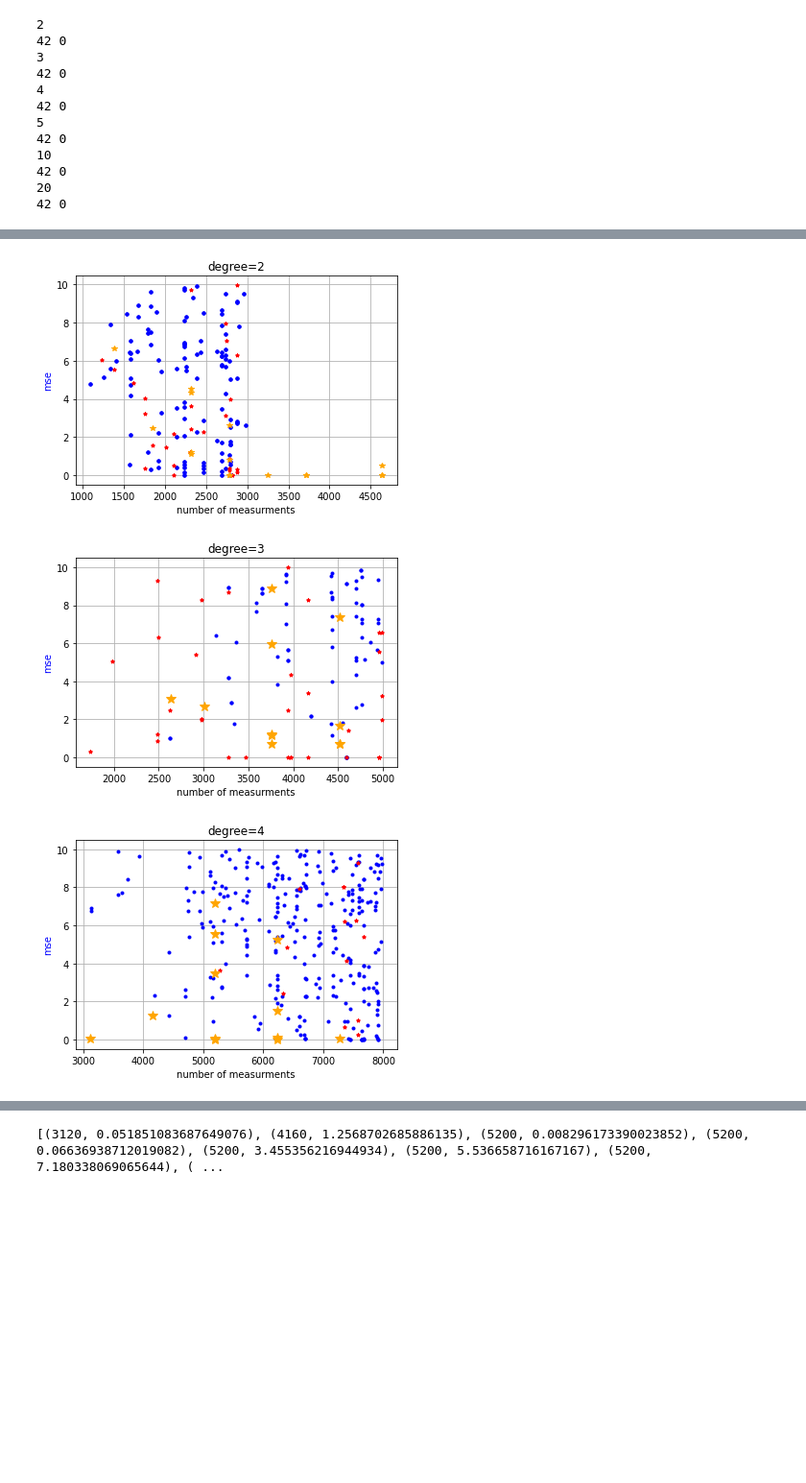
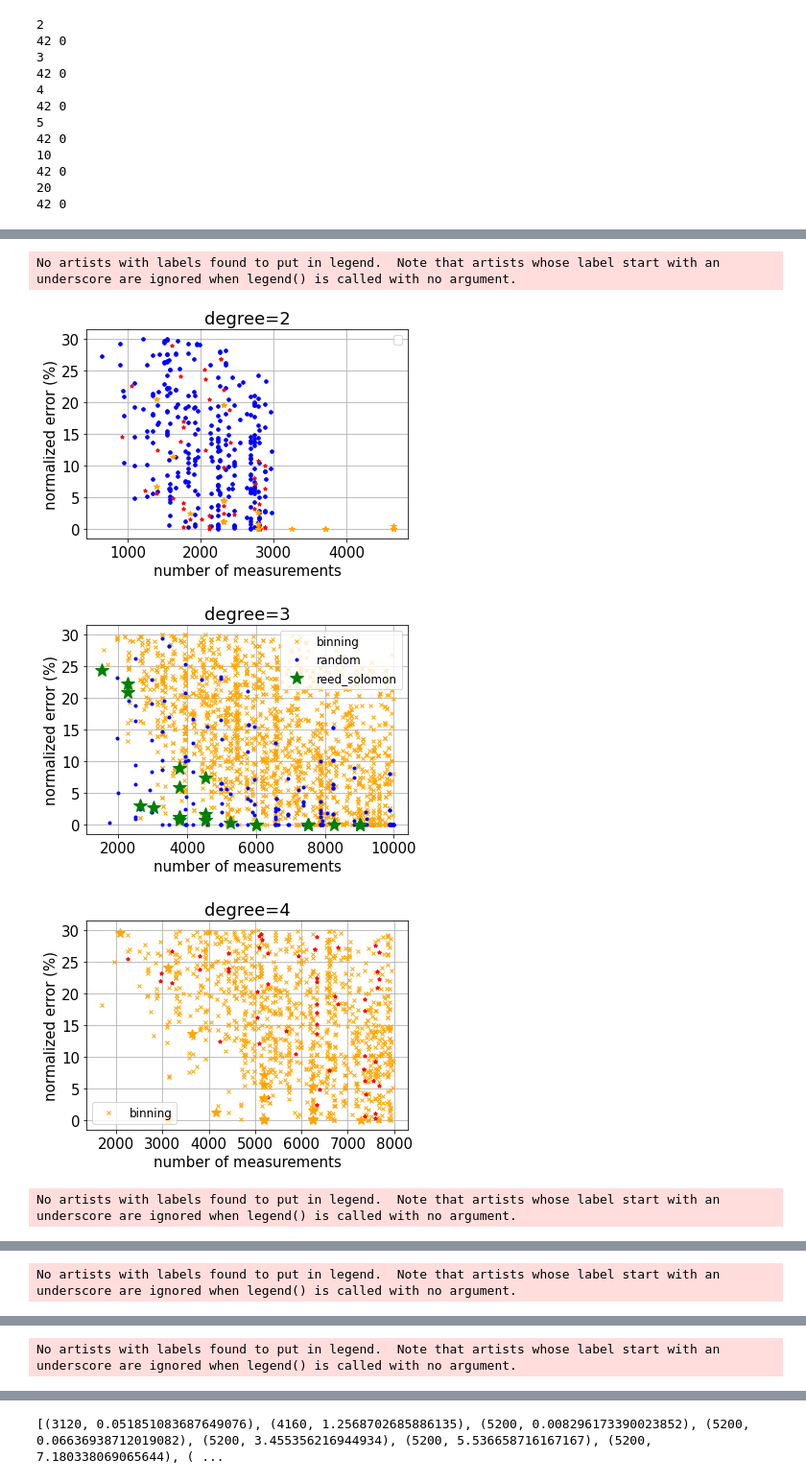
Before and after one commit to andisheh94/sparse_fourier_and_cs_on_xgboost, a Jupyter notebook: learning_boolean_functions/plotter_synthetic/plotter-synthetic.ipynb, the cells around one changed output, grey strips where cells are left out. Shown at 96% size. Saved outputs shown, nothing was run; the diff lists cells and outputs as text; code cells hidden in the pictures; blank space fills up the shorter version.

```diff
--- a/learning_boolean_functions/plotter_synthetic/plotter-synthetic.ipynb
+++ b/learning_boolean_functions/plotter_synthetic/plotter-synthetic.ipynb
@@ -3,6 +3,9 @@ import numpy as np
 import matplotlib.pyplot as plt
 import json
 import math
+# %%
+plt.rc('font', size=15)          # controls default text sizes
+plt.rc('legend', fontsize=12)
 # %%
 n, k, seed = 500, 30, 0
 # %%
@@ -29,7 +32,7 @@ for degree in [2, 3, 4, 5, 10, 20]:
                             data = json.loads(f.read())
                             # print(data)
                             normalized_mse = data["mse"]/data['true_fourier_norm_squared']
-                            if normalized_mse < 0.1:
+                            if normalized_mse < 0.3:
                                 result_binning[degree].append((data["measurements"], normalized_mse*100 , data["C"], data["ratio"], data["cs_bins"], data["cs_iteraions"], data["cs_ratio"]))
                                 #if data["equality"]==True:
                             #    result_binning[degree].append(data["measurements"])
@@ -66,7 +69,7 @@ for degree in [2, 3, 4, 5, 10, 20]:
                 found +=1
                 data = json.loads(f.read())
                 normalized_mse = data["mse"]/data['true_fourier_norm_squared']
-                if normalized_mse < 0.1:
+                if normalized_mse < 0.3:
                     result_reed_solomon[degree].append((data["measurements"], normalized_mse*100))
             except:
                 not_found+=1
@@ -115,14 +114,14 @@ for degree in [2,3,4,5]:
     for C in [0.05, 0.1, 0.15, 0.2, 0.4, 0.6, 0.8, 1.0, 1.2, 1.4, 1.6, 1.8, 2.0, 3.0, 4.0]:
         for ratio in [1.1, 1.6, 3.0]:
             for sampling_factor in list(np.linspace(0.2, 2.0, 10)) + list(np.linspace(2, 6, 10)):
-                dir_string=f"../results_synthetic/random_parallel/n={n}_k={k}_degree={degree}_C={C:.3}_ratio={ratio:.3}_samplefactor={sampling_factor:.3}_seed={seed}.json"
+                dir_string=f"../results_synthetic/random_parallel_old/n={n}_k={k}_degree={degree}_C={C:.3}_ratio={ratio:.3}_samplefactor={sampling_factor:.3}_seed={seed}.json"
                 try:
                     f =open(dir_string)
                     found += 1
                     data = json.loads(f.read())
                     print(data)
                     normalized_mse = data["mse"]/data['true_fourier_norm_squared']
-                    if normalized_mse < 0.1:
+                    if normalized_mse < 0.3:
                         result_random[degree].append((data["measurements"], normalized_mse*100, data["C"], data["ratio"], data["sampling_factor"]))
 
                     #if data["equality"]==True:
@@ -152,41 +151,44 @@ for degree in [2,3,4,5]:
 # %%
 for degree in [2,3,4,5,10,20]:
     fig, ax = plt.subplots()
-    ax.set_ylabel("mse", color="blue")
-    ax.set_xlabel("number of measurments")
+    ax.set_ylabel("normalized error (%)")
+    ax.set_xlabel("number of measurements")
     if degree == 2:
         ax.plot([a[0] for a in result_binning[degree] if a[0]<3000],[a[1] for a in result_binning[degree] if a[0]<3000],'b.')
         ax.plot([a[0] for a in result_random[degree] if a[0]<3000],[a[1] for a in result_random[degree] if a[0]<3000],'r*', markersize=4)
         ax.plot([a[0] for a in result_reed_solomon[degree] if a[0]<5000],[a[1] for a in result_reed_solomon[degree] if a[0]<5000],'*', color="#FFA500")
     if degree == 3:
-        ax.plot([a[0] for a in result_binning[degree] if a[0]<5000],[a[1] for a in result_binning[degree] if a[0]<5000],'b.')
-        ax.plot([a[0] for a in result_random[degree] if a[0]<5000],[a[1] for a in result_random[degree] if a[0]<5000],'r*', markersize=4)
-        ax.plot([a[0] for a in result_reed_solomon[degree] if a[0]<5000],[a[1] for a in result_reed_solomon[degree] if a[0]<5000],'*', color="#FFA500", markersize=10)
+        ax.plot([a[0] for a in result_binning[degree] if a[0]<10000],[a[1] for a in result_binning[degree] if a[0]<10000],'x',  color ='#FFA500', markersize =4, label="binning" )
+        ax.plot([a[0] for a in result_random[degree] if a[0]<10000],[a[1] for a in result_random[degree] if a[0]<10000], '.', color='b', label="random")
+        ax.plot([a[0] for a in result_reed_solomon[degree] if a[0]<10000],[a[1] for a in result_reed_solomon[degree] if a[0]<10000],'*', markersize=15, color='g', label="reed_solomon")
 
     if degree == 4:
-        ax.plot([a[0] for a in result_binning[degree] if a[0]<8000],[a[1] for a in result_binning[degree] if a[0]<8000],'b.')
+        ax.plot([a[0] for a in result_binning[degree] if a[0]<8000],[a[1] for a in result_binning[degree] if a[0]<8000],'x',  color ='#FFA500', markersize =4, label="binning" )
         ax.plot([a[0] for a in result_random[degree] if a[0]<8000],[a[1] for a in result_random[degree] if a[0]<8000],'r*', markersize=4)
         ax.plot([a[0] for a in result_reed_solomon[degree] if a[0]<8000],[a[1] for a in result_reed_solomon[degree] if a[0]<8000],'*', color="#FFA500", markersize=10)
 
     if degree ==5:
         ax.plot([a[0] for a in result_binning[degree] if a[0]<10000],[a[1] for a in result_binning[degree] if a[0]<10000],'b.')
         ax.plot([a[0] for a in result_reed_solomon[degree] if a[0]<10000],[a[1] for a in result_reed_solomon[degree] if a[0]<10000],'*', color="#FFA500", markersize=10)
 
     if degree ==10:
         ax.plot([a[0] for a in result_binning[degree] if a[0]<20000],[a[1] for a in result_binning[degree] if a[0]<20000],'b.')
         ax.plot([a[0] for a in result_reed_solomon[degree] if a[0]<20000],[a[1] for a in result_reed_solomon[degree] if a[0]<20000],'*', color="#FFA500", markersize=10)
 
     if degree ==20:
         ax.plot([a[0] for a in result_binning[degree] if a[0]<40000],[a[1] for a in result_binning[degree] if a[0]<40000],'b.')
         ax.plot([a[0] for a in result_reed_solomon[degree] if a[0]<40000],[a[1] for a in result_reed_solomon[degree] if a[0]<40000],'*', color="#FFA500", markersize=10)
 
     # ax.plot([a[0] for a in result_reed_solomon[depth]],[a[1] for a in result_reed_solomon[depth]],'g*', markersize=4)
     ax.xaxis.grid()
     ax.yaxis.grid()
     ax.set_title(f"degree={degree}")
-    #plt.savefig(f"images/random/n={n}_d={degree}", dpi=300)
+    plt.legend()
+    plt.savefig(f"plots/synthetic_n={n}_d={degree}", dpi=300,  bbox_inches='tight')
     plt.show()
 # %% [output]
+No artists with labels found to put in legend.  Note that artists whose label start with an underscore are ignored when legend() is called with no argument.
-[figure, old version]
+[figure, new version]
-[figure, old version]
+[figure, new version]
-[figure, old version]
+[figure, new version]
+No artists with labels found to put in legend.  Note that artists whose label start with an underscore are ignored when legend() is called with no argument.
@@ -193,0 +196 @@ for degree in [2,3,4,5,10,20]:
+No artists with labels found to put in legend.  Note that artists whose label start with an underscore are ignored when legend() is called with no argument.
@@ -194,0 +198 @@ for degree in [2,3,4,5,10,20]:
+No artists with labels found to put in legend.  Note that artists whose label start with an underscore are ignored when legend() is called with no argument.
```
Also changed, not shown: parts of 5 cells of this notebook, 13 other files.
